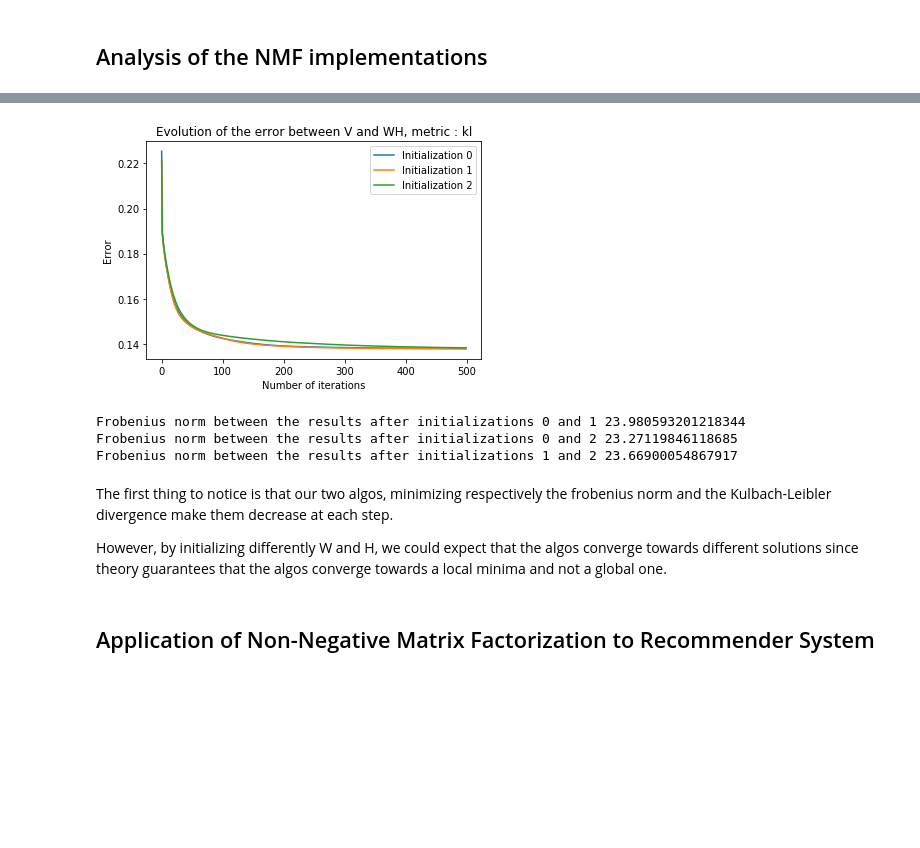
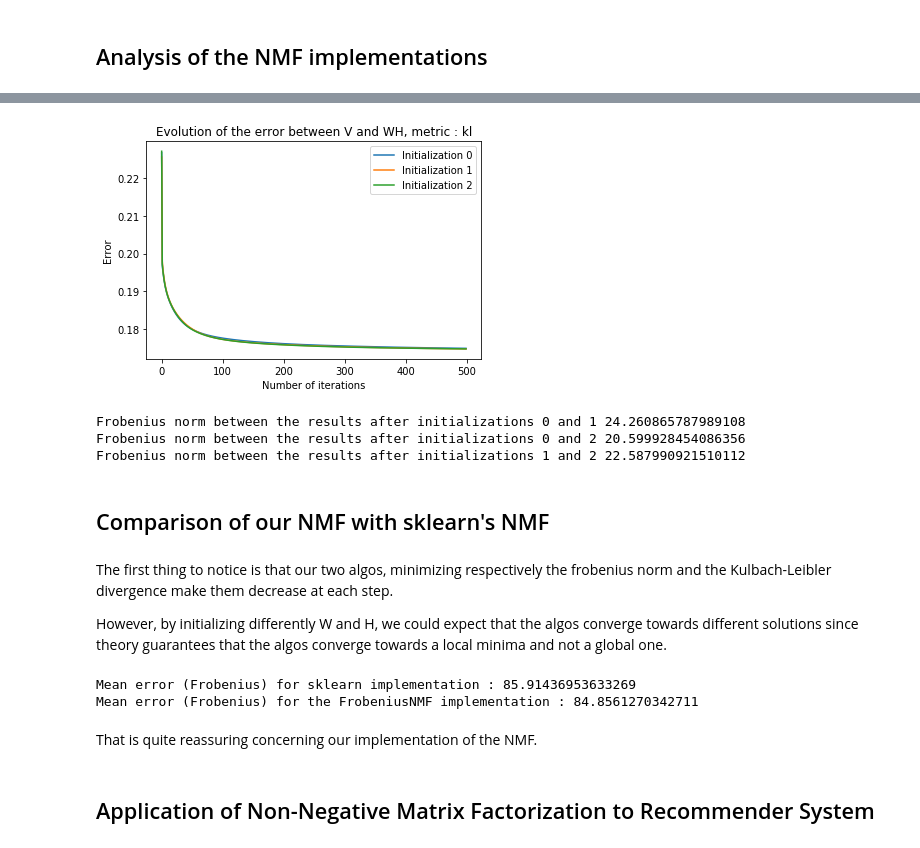
Before and after one commit to alexissair/Non-Negative-Matrix-Factorization, a Jupyter notebook: NMF Analysis & Applications.ipynb, the cells around one changed output, grey strips where cells are left out. Cells and saved outputs as stored; diff of their text form; code cells hidden in the pictures; blank space fills up the shorter version.

Commit message:
include sklearn nmf

```diff
--- a/NMF Analysis & Applications.ipynb
+++ b/NMF Analysis & Applications.ipynb
@@ -39,20 +39,20 @@ monitor_fro.plot_error(labels = ['Initialization ' + str(i) for i in range(len(a
 # %%
 # Sensitivity to initialization for the algo minimizing Kullbach-Leibler divergence
 r = 7
-n = 100
-p = 50
+n = 1000
+p = 100
 V = np.random.rand(n, p)
 to_compare_kl = []
 amps = [1, 10, 20]
 for i in range(len(amps)):
     W_init, V_init = amps[i]*np.random.rand(n, r), amps[i]*np.random.rand(r, p)
     kNMF = KullbachNMF(V=V,r=r)
     to_compare_kl.append(kNMF)
 
 monitor_kl = Monitor(algos=to_compare_kl, metric = 'kl', niter=500)
 monitor_kl.plot_error(labels = ['Initialization ' + str(i) for i in range(len(amps))])
 # %% [output]
-[figure, old version]
+[figure, new version]
 # %%
 # comparing the different solutions provided for each initialization
 for i in range(len(monitor_fro.algos)) :
@@ -60,13 +60,46 @@ for i in range(len(monitor_fro.algos)) :
         print('Frobenius norm between the results after initializations {} and {}'.format(i,j),
               np.linalg.norm(monitor_fro.algos[i].V_hist[-1] - monitor_fro.algos[j].V_hist[-1]))
 # %% [output]
-Frobenius norm between the results after initializations 0 and 1 23.980593201218344
-Frobenius norm between the results after initializations 0 and 2 23.27119846118685
-Frobenius norm between the results after initializations 1 and 2 23.66900054867917
+Frobenius norm between the results after initializations 0 and 1 24.260865787989108
+Frobenius norm between the results after initializations 0 and 2 20.599928454086356
+Frobenius norm between the results after initializations 1 and 2 22.587990921510112
+# %% [markdown]
+## Comparison of our NMF with sklearn's NMF
 # %% [markdown]
 The first thing to notice is that our two algos, minimizing respectively the frobenius norm and the Kulbach-Leibler divergence make them decrease at each step.
 
 However, by initializing differently W and H, we could expect that the algos converge towards different solutions since theory guarantees that the algos converge towards a local minima and not a global one.
+# %%
+'''sklearn implements an NMF in its module sklearn.decomposition, let s compare it with our own implementation.
+The distance to minimize used in sklearn s nmf is the Frobenius norm, so we compare it to our
+implementation FroNMF. Sklearn implements two solvers : multiplicative updates (which is ours) and coordinate descent '''
+from sklearn.decomposition import NMF
+
+r = 10
+n = 1000
+p = 100
+niter = 200
+tests = 20
+errors = {}
+errors['sklearn'] = []
+errors['FrobeniusNMF'] = []
+for _ in range(tests) :
+    V = np.random.rand(n, p)
+    nmf_sk = NMF(n_components=r, solver='mu')
+    fro_nmf = FrobeniusNMF(V = V, r=r)
+    W_sk = nmf_sk.fit_transform(V)
+    H_sk = nmf_sk.components_
+    fro_nmf.train(niter = 200, verbose = False)
+    errors['sklearn'].append(np.linalg.norm(V - W_sk @ H_sk))
+    errors['FrobeniusNMF'].append(np.linalg.norm(V - fro_nmf.w_hist[-1] @ fro_nmf.h_hist[-1]))
+
+print('Mean error (Frobenius) for sklearn implementation : {}'.format(np.mean(errors['sklearn'])))
+print('Mean error (Frobenius) for the FrobeniusNMF implementation : {}'.format(np.mean(errors['FrobeniusNMF'])))
+# %% [output]
+Mean error (Frobenius) for sklearn implementation : 85.91436953633269
+Mean error (Frobenius) for the FrobeniusNMF implementation : 84.8561270342711
+# %% [markdown]
+That is quite reassuring concerning our implementation of the NMF.
 # %% [markdown]
 ## Application of Non-Negative Matrix Factorization to Recommender System
 # %% [markdown]
```
Also changed, not shown: parts of 12 cells of this notebook.
